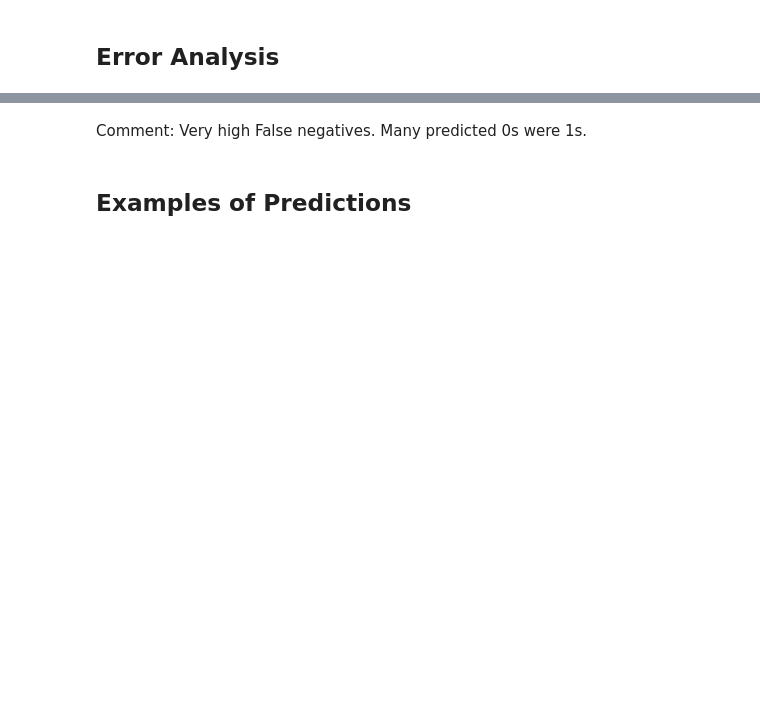
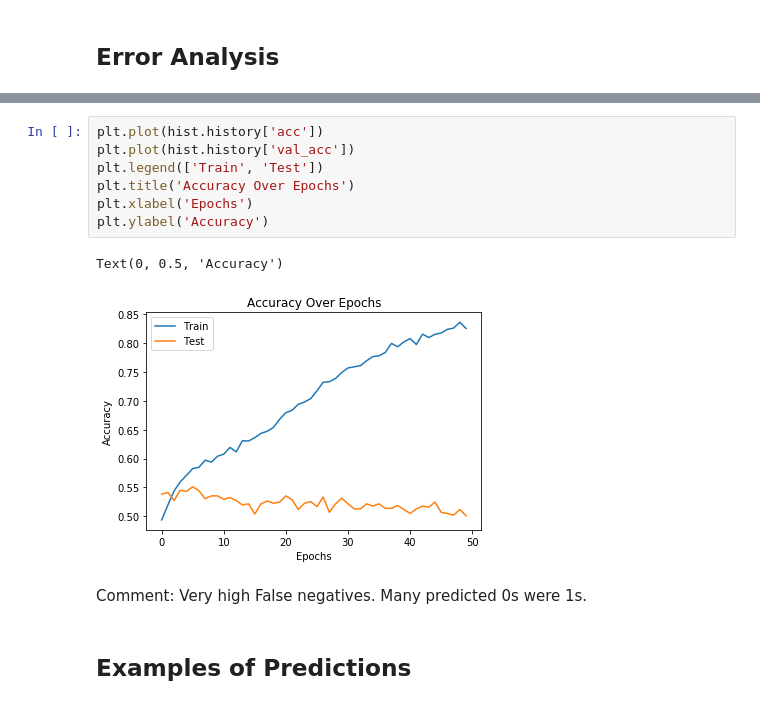
Before and after one commit to blue46jhl/CS109A-Final-Project, a Jupyter notebook: Final_Models.ipynb, the cells around one changed output, grey strips where cells are left out. Cells and saved outputs as stored; diff of their text form; blank space fills up the shorter version.

```diff
--- a/Final_Models.ipynb
+++ b/Final_Models.ipynb
@@ -364,6 +384,16 @@ forced rf
  [[366 353]
  [270 283]]
 [figure]
+# %%
+plt.plot(hist.history['acc'])
+plt.plot(hist.history['val_acc'])
+plt.legend(['Train', 'Test'])
+plt.title('Accuracy Over Epochs')
+plt.xlabel('Epochs')
+plt.ylabel('Accuracy')
+# %% [output]
+Text(0, 0.5, 'Accuracy')
+[figure, added]
 # %% [markdown]
 Comment: Very high False negatives. Many predicted 0s were 1s.
 # %% [markdown]
```
Also changed, not shown: parts of 14 cells of this notebook.
